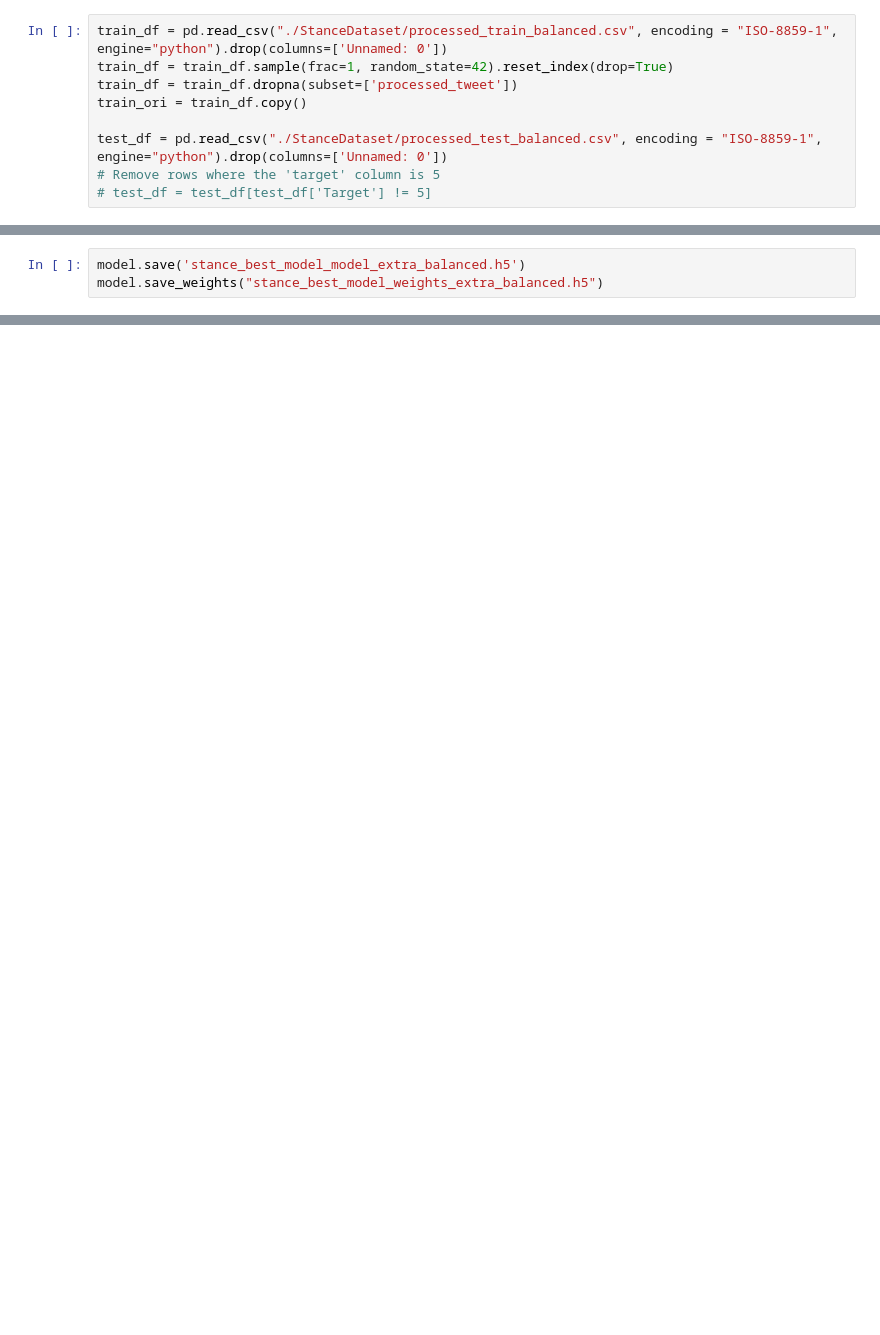
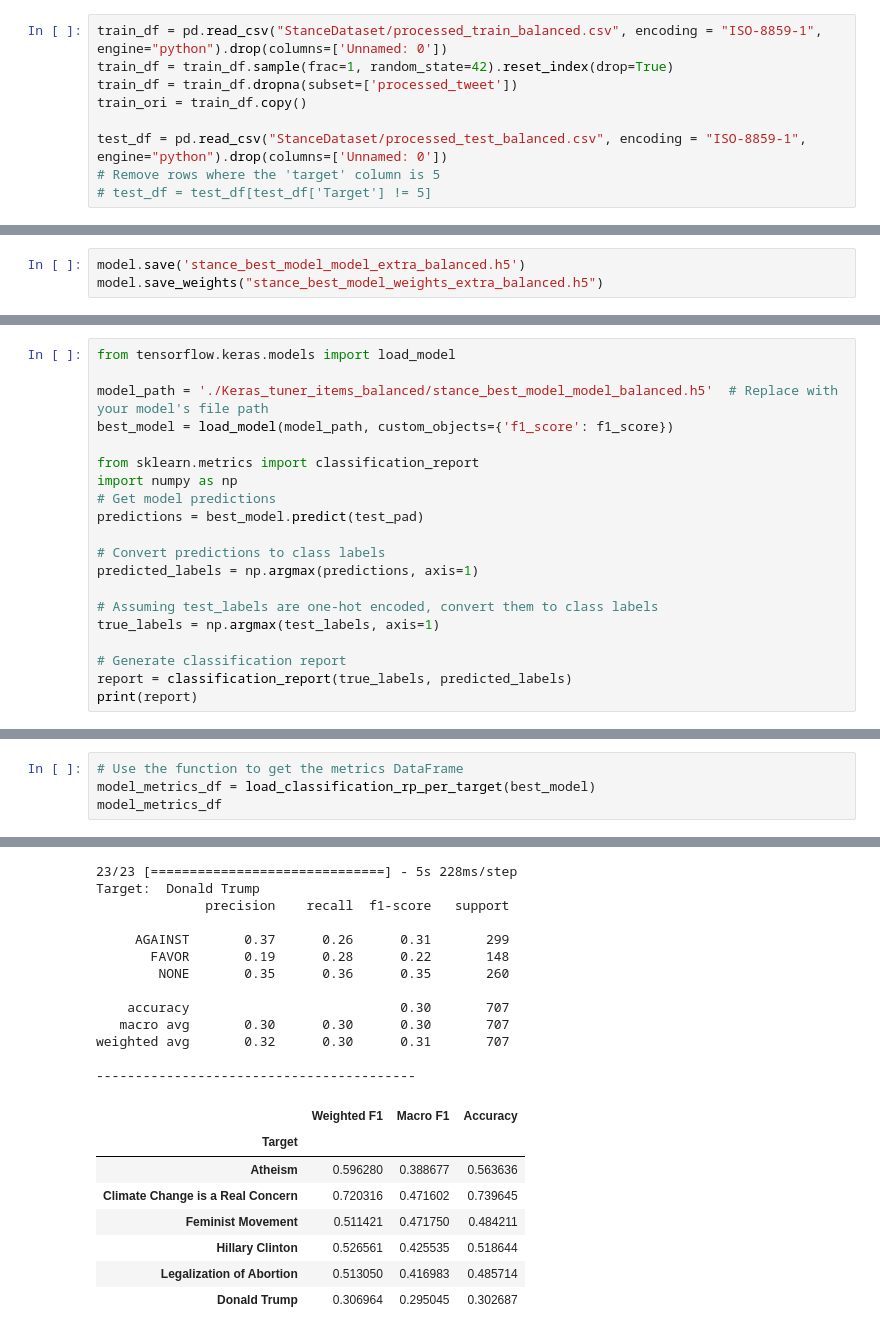
Before and after one commit to baopham2611/deep_learning_a2, a Jupyter notebook: Glove_RNN_Modelling_Balanced.ipynb, the cells around one changed output, grey strips where cells are left out. Cells and saved outputs as stored; diff of their text form; blank space fills up the shorter version.

```diff
--- a/Glove_RNN_Modelling_Balanced.ipynb
+++ b/Glove_RNN_Modelling_Balanced.ipynb
@@ -43,12 +43,12 @@ import numpy as np
 # %% [markdown]
 # [1] Load Data
 # %%
-train_df = pd.read_csv("./StanceDataset/processed_train_balanced.csv", encoding = "ISO-8859-1", engine="python").drop(columns=['Unnamed: 0'])
+train_df = pd.read_csv("StanceDataset/processed_train_balanced.csv", encoding = "ISO-8859-1", engine="python").drop(columns=['Unnamed: 0'])
 train_df = train_df.sample(frac=1, random_state=42).reset_index(drop=True)
 train_df = train_df.dropna(subset=['processed_tweet'])
 train_ori = train_df.copy()
 
-test_df = pd.read_csv("./StanceDataset/processed_test_balanced.csv", encoding = "ISO-8859-1", engine="python").drop(columns=['Unnamed: 0'])
+test_df = pd.read_csv("StanceDataset/processed_test_balanced.csv", encoding = "ISO-8859-1", engine="python").drop(columns=['Unnamed: 0'])
 # Remove rows where the 'target' column is 5
 # test_df = test_df[test_df['Target'] != 5]
 # %% [markdown]
@@ -476,0 +466,20 @@ model.save_weights("stance_best_model_weights_extra_balanced.h5")
+# %%
+from tensorflow.keras.models import load_model
+
+model_path = './Keras_tuner_items_balanced/stance_best_model_model_balanced.h5'  # Replace with your model's file path
+best_model = load_model(model_path, custom_objects={'f1_score': f1_score})
+
+from sklearn.metrics import classification_report
+import numpy as np
+# Get model predictions
+predictions = best_model.predict(test_pad)
+
+# Convert predictions to class labels
+predicted_labels = np.argmax(predictions, axis=1)
+
+# Assuming test_labels are one-hot encoded, convert them to class labels
+true_labels = np.argmax(test_labels, axis=1)
+
+# Generate classification report
+report = classification_report(true_labels, predicted_labels)
+print(report)
@@ -476,0 +564,5 @@ model.save_weights("stance_best_model_weights_extra_balanced.h5")
+# %%
+# Use the function to get the metrics DataFrame
+model_metrics_df = load_classification_rp_per_target(best_model)
+model_metrics_df
+# %% [output]
@@ -476,0 +634,21 @@ model.save_weights("stance_best_model_weights_extra_balanced.h5")
+23/23 [==============================] - 5s 228ms/step
+Target:  Donald Trump
+              precision    recall  f1-score   support
+
+     AGAINST       0.37      0.26      0.31       299
+       FAVOR       0.19      0.28      0.22       148
+        NONE       0.35      0.36      0.35       260
+
+    accuracy                           0.30       707
+   macro avg       0.30      0.30      0.30       707
+weighted avg       0.32      0.30      0.31       707
+
+-----------------------------------------
+|  | Weighted F1 | Macro F1 | Accuracy |
+| Target |  |  |  |
+| Atheism | 0.596280 | 0.388677 | 0.563636 |
+| Climate Change is a Real Concern | 0.720316 | 0.471602 | 0.739645 |
+| Feminist Movement | 0.511421 | 0.471750 | 0.484211 |
+| Hillary Clinton | 0.526561 | 0.425535 | 0.518644 |
+| Legalization of Abortion | 0.513050 | 0.416983 | 0.485714 |
+| Donald Trump | 0.306964 | 0.295045 | 0.302687 |
```
Also changed, not shown: parts of 16 cells of this notebook, 2 other files.
